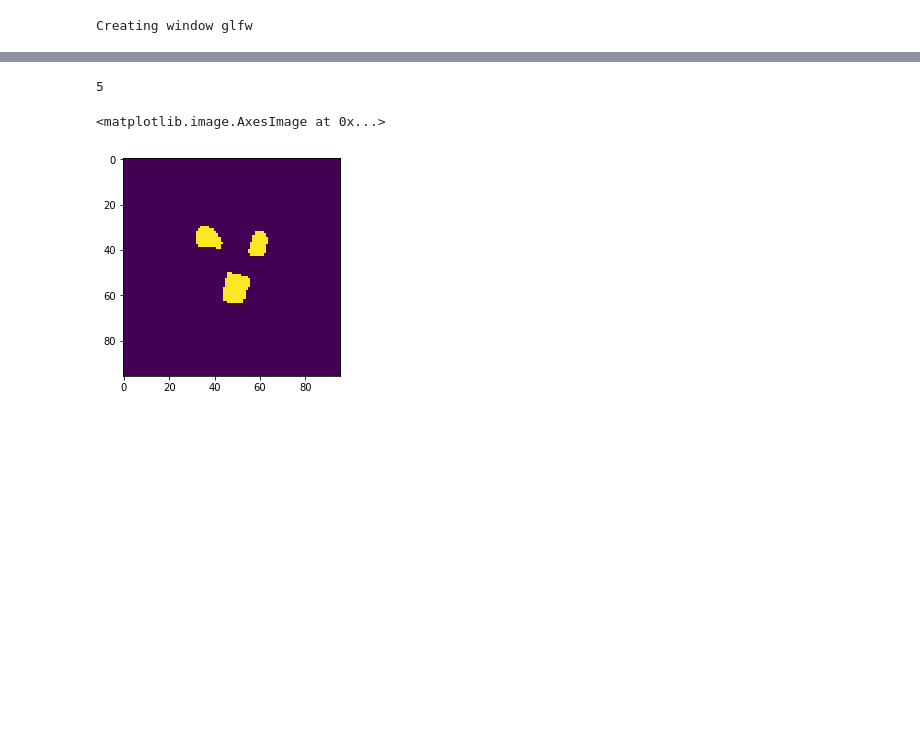
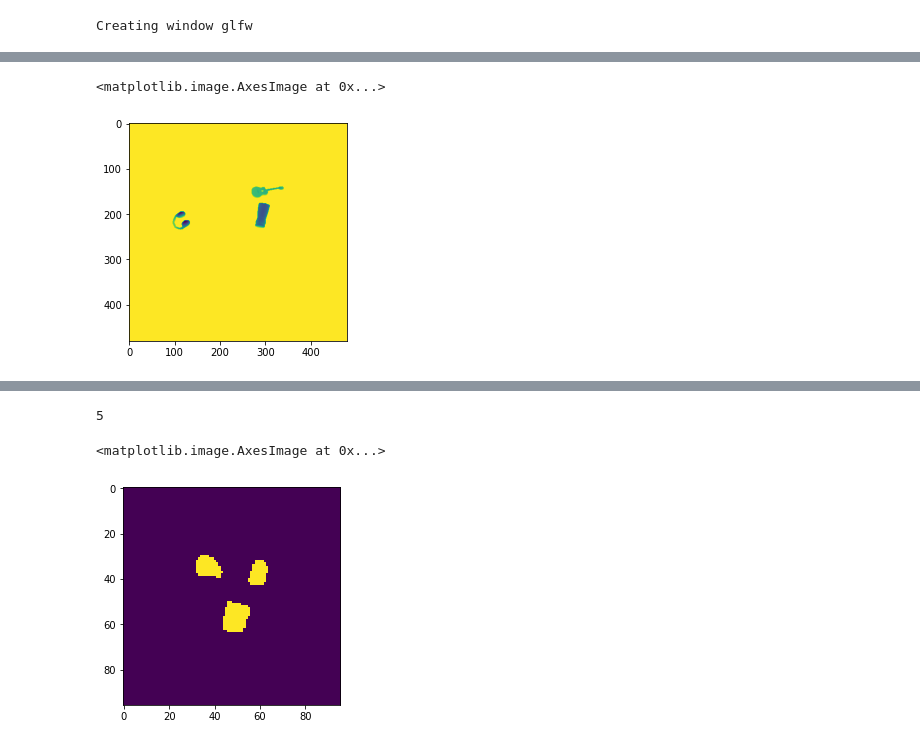
Before and after one commit to hogunkee/ur5_manipulation, a Jupyter notebook: object_wise/dqn/debugging.ipynb, the cells around one changed output, grey strips where cells are left out. Drawn from its saved outputs; the diff is of its cells as text; code cells hidden in the pictures; blank space fills up the shorter version.

```diff
--- a/object_wise/dqn/debugging.ipynb
+++ b/object_wise/dqn/debugging.ipynb
@@ -19,0 +36,5 @@ Creating window glfw
+# %%
+plt.imshow(state_img[1] - env.depth_bg)
+# %% [output]
+<matplotlib.image.AxesImage at 0x...>
+[figure, added]
```
Also changed, not shown: parts of 10 cells of this notebook, 8 other files.
